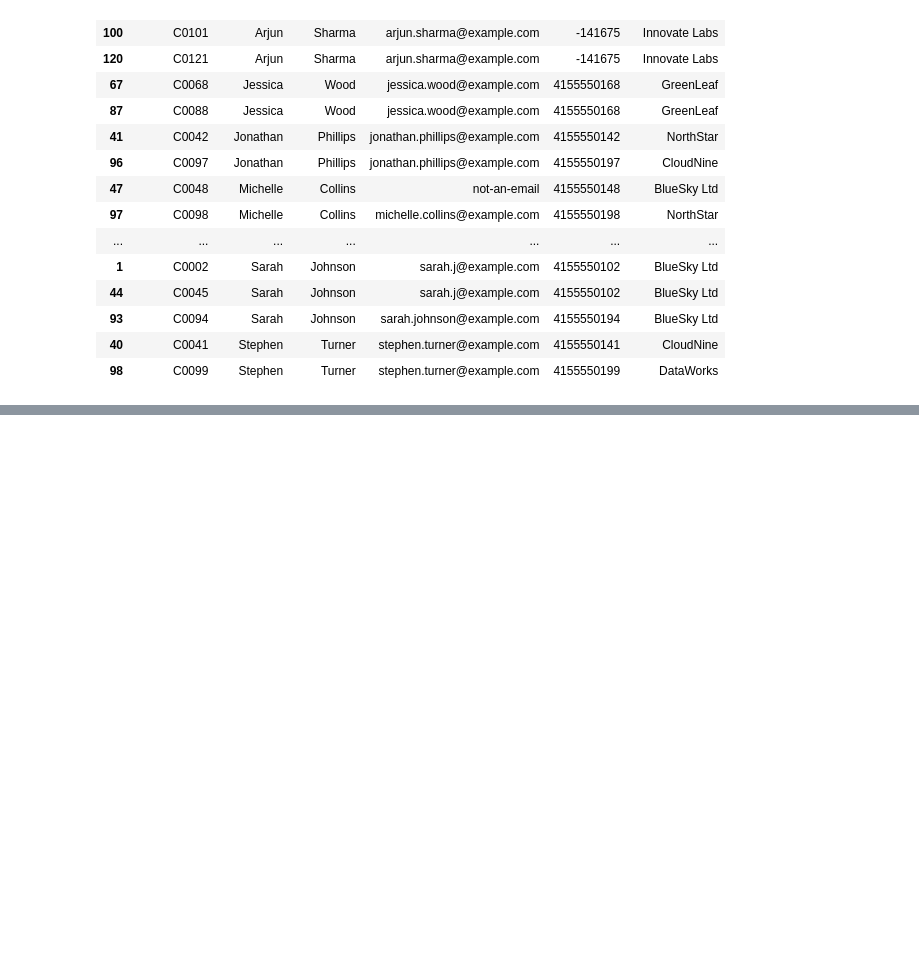
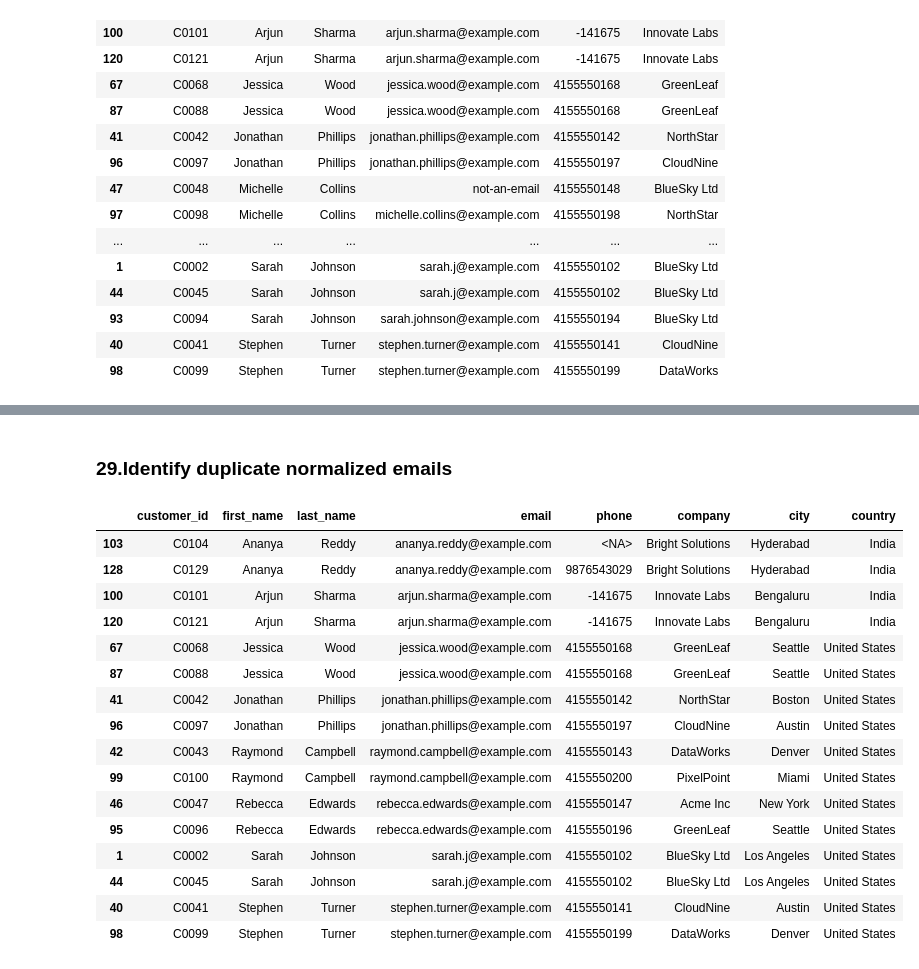
Before and after one commit to tpgx404/crm-contact-data-cleaning, a Jupyter notebook: notebooks/data_quality_analysis.ipynb, the cells around one changed output, grey strips where cells are left out. Drawn from its saved outputs; the diff is of its cells as text; code cells hidden in the pictures; blank space fills up the shorter version.

Commit message:
cleaned the data, generated final cleaned dataset , data quality report and isolated duplicated records for further review

```diff
--- a/notebooks/data_quality_analysis.ipynb
+++ b/notebooks/data_quality_analysis.ipynb
@@ -373,0 +407,3 @@ potential_duplicate_names[
+# %%
+df_clean["first_name"] = df_clean["first_name"].str.title()
+df_clean["last_name"] = df_clean["last_name"].str.title()
@@ -373,0 +412,2 @@ potential_duplicate_names[
+# %%
+df_clean["email"] = df_clean["email"].str.lower()
@@ -373,0 +598,10 @@ potential_duplicate_names[
+# %%
+df_clean["signup_date_original"] = df_raw["signup_date"]
+
+df_clean["signup_date"] = (
+    df_raw["signup_date"]
+    .astype("string")
+    .str.strip()
+)
+
+df_clean[["customer_id", "signup_date_original"]].head(30)
@@ -373,0 +626,12 @@ potential_duplicate_names[
+# %%
+df_clean["signup_date_parsed"] = pd.to_datetime(
+    df_clean["signup_date"],
+    format="mixed",
+    errors="coerce"
+)
+
+df_clean[[
+    "customer_id",
+    "signup_date_original",
+    "signup_date_parsed"
+]].head(30)
@@ -373,0 +706,38 @@ potential_duplicate_names[
+# %% [markdown]
+### 29.Identify duplicate normalized emails
+# %%
+duplicate_review = df_clean[
+    df_clean["email"].notna() &
+    df_clean["email"].duplicated(keep=False)
+].copy()
+
+duplicate_review = duplicate_review.sort_values("email")
+
+duplicate_review[[
+    "customer_id",
+    "first_name",
+    "last_name",
+    "email",
+    "phone",
+    "company",
+    "city",
+    "country"
+]]
+# %% [output]
+|  | customer_id | first_name | last_name | email | phone | company | city | country |
+| 103 | C0104 | Ananya | Reddy | ananya.reddy@example.com | <NA> | Bright Solutions | Hyderabad | India |
+| 128 | C0129 | Ananya | Reddy | ananya.reddy@example.com | 9876543029 | Bright Solutions | Hyderabad | India |
+| 100 | C0101 | Arjun | Sharma | arjun.sharma@example.com | -141675 | Innovate Labs | Bengaluru | India |
+| 120 | C0121 | Arjun | Sharma | arjun.sharma@example.com | -141675 | Innovate Labs | Bengaluru | India |
+| 67 | C0068 | Jessica | Wood | jessica.wood@example.com | 4155550168 | GreenLeaf | Seattle | United States |
+| 87 | C0088 | Jessica | Wood | jessica.wood@example.com | 4155550168 | GreenLeaf | Seattle | United States |
+| 41 | C0042 | Jonathan | Phillips | jonathan.phillips@example.com | 4155550142 | NorthStar | Boston | United States |
+| 96 | C0097 | Jonathan | Phillips | jonathan.phillips@example.com | 4155550197 | CloudNine | Austin | United States |
+| 42 | C0043 | Raymond | Campbell | raymond.campbell@example.com | 4155550143 | DataWorks | Denver | United States |
+| 99 | C0100 | Raymond | Campbell | raymond.campbell@example.com | 4155550200 | PixelPoint | Miami | United States |
+| 46 | C0047 | Rebecca | Edwards | rebecca.edwards@example.com | 4155550147 | Acme Inc | New York | United States |
+| 95 | C0096 | Rebecca | Edwards | rebecca.edwards@example.com | 4155550196 | GreenLeaf | Seattle | United States |
+| 1 | C0002 | Sarah | Johnson | sarah.j@example.com | 4155550102 | BlueSky Ltd | Los Angeles | United States |
+| 44 | C0045 | Sarah | Johnson | sarah.j@example.com | 4155550102 | BlueSky Ltd | Los Angeles | United States |
+| 40 | C0041 | Stephen | Turner | stephen.turner@example.com | 4155550141 | CloudNine | Austin | United States |
+| 98 | C0099 | Stephen | Turner | stephen.turner@example.com | 4155550199 | DataWorks | Denver | United States |
```
Also changed, not shown: parts of 36 cells of this notebook, 3 other files.
